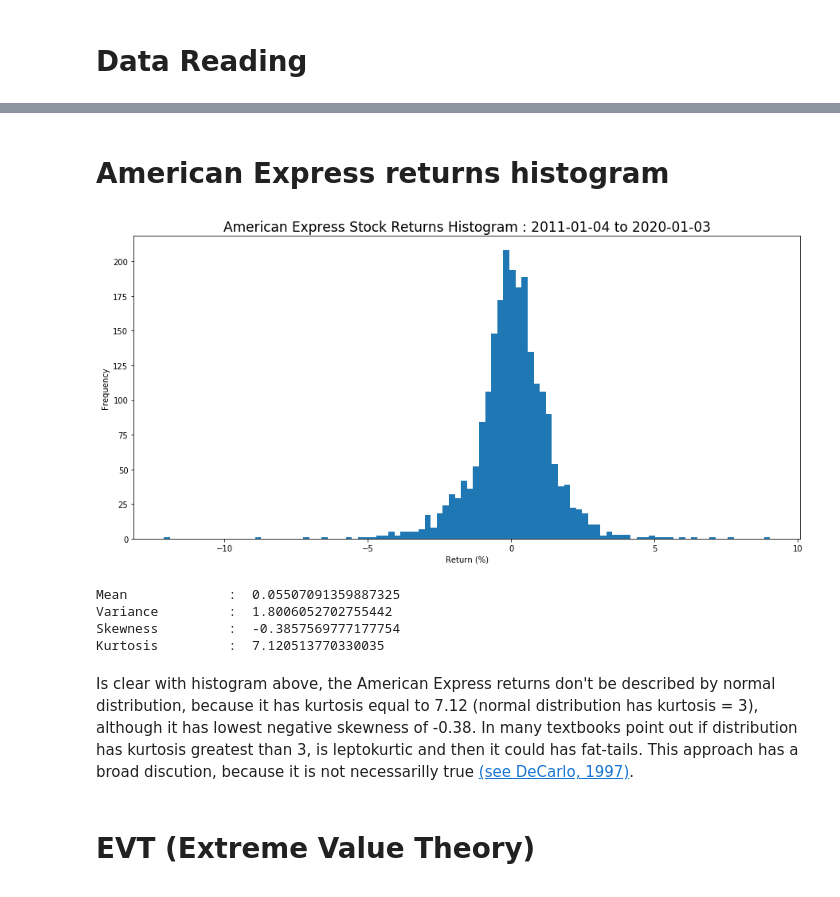
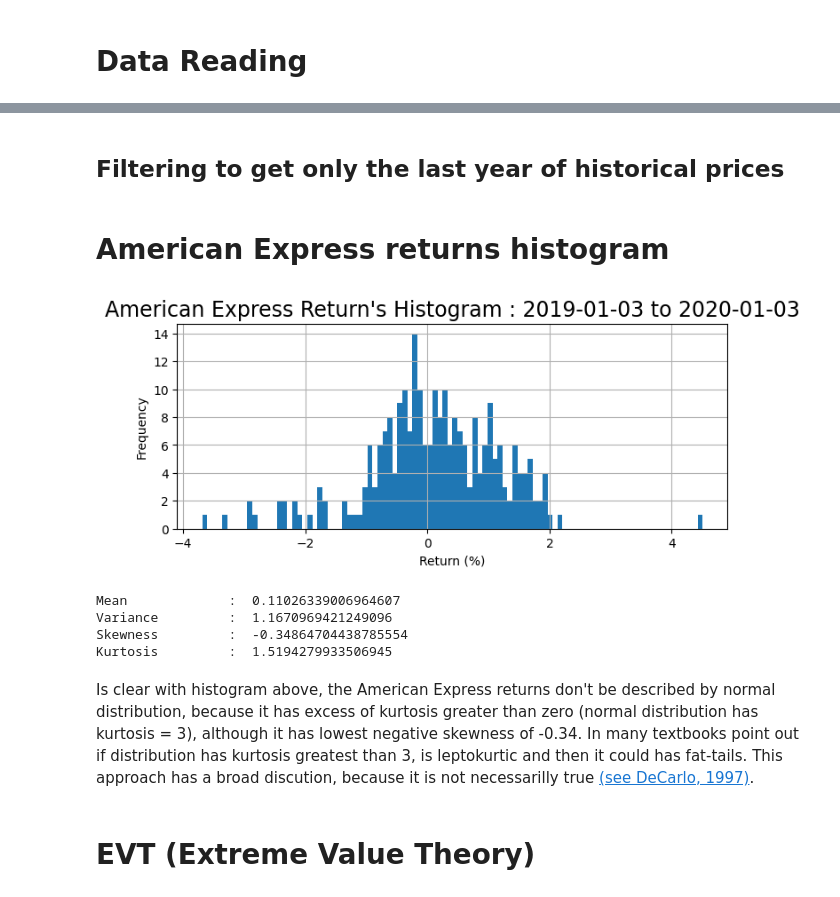
Before and after one commit to craquinterogo/quantitative_finance, a Jupyter notebook: Risk/Market/VaR/EVT_ExtremeValueTheory.ipynb, the cells around one changed output, grey strips where cells are left out. Drawn from its saved outputs; the diff is of its cells as text; code cells hidden in the pictures.

Commit message:
updated files to take only one year in the analysis

```diff
--- a/Risk/Market/VaR/EVT_ExtremeValueTheory.ipynb
+++ b/Risk/Market/VaR/EVT_ExtremeValueTheory.ipynb
@@ -22,39 +25,44 @@ prices = pd.read_csv('datasource/AXP Historical Data.csv')
 # %%
 prices['Date'] = prices['Date'].apply(lambda x: datetime.datetime.strptime(x,'%b %d, %Y'))
 prices.sort_values(['Date'], inplace=True)
-prices['Date'] = prices['Date'].dt.to_period('D')
+prices['Date'] = pd.to_datetime(prices['Date'])
 prices.set_index('Date', inplace=True)
 # %%
 prices['return'] = prices['Price'].pct_change() * 100
+# %% [markdown]
+## Filtering to get only the last year of historical prices
+# %%
+prices = prices[prices.index >= prices.index.max() + relativedelta.relativedelta(years=-1)]
 # %% [markdown]
 # American Express returns histogram
 # %%
-plt.figure(figsize=(15,7))
+plt.figure(figsize=(8,3))
 plt.hist(prices['return'], bins=100)
 plt.title(
-    'American Express Stock Returns Histogram : '+
+    'American Express Return\'s Histogram : '+
     min(prices.index).strftime('%Y-%m-%d')+
     ' to '+
     max(prices.index).strftime('%Y-%m-%d'),
     fontsize=17
 )
 plt.xlabel('Return (%)')
 plt.ylabel('Frequency')
+plt.grid()
 plt.show()
 # %% [output]
-[figure, old version]
+[figure, new version]
 # %%
 print('Mean\t\t : ',prices['return'].mean())
 print('Variance\t : ',prices['return'].var())
 print('Skewness\t : ',prices['return'].skew())
 print('Kurtosis\t : ',prices['return'].kurtosis())
 # %% [output]
-Mean             :  0.05507091359887325
-Variance         :  1.8006052702755442
-Skewness         :  -0.3857569777177754
-Kurtosis         :  7.120513770330035
+Mean             :  0.11026339006964607
+Variance         :  1.1670969421249096
+Skewness         :  -0.34864704438785554
+Kurtosis         :  1.5194279933506945
 # %% [markdown]
-Is clear with histogram above, the American Express returns don't be described by normal distribution, because it has kurtosis equal to 7.12 (normal distribution has kurtosis = 3), although it has lowest negative skewness of -0.38. In many textbooks point out if distribution has kurtosis greatest than 3, is leptokurtic and then it could has fat-tails. This approach has a broad discution, because it is not necessarilly true <a href='http://www.columbia.edu/~ld208/psymeth97.pdf'>(see DeCarlo, 1997)</a>.
+Is clear with histogram above, the American Express returns don't be described by normal distribution, because it has excess of kurtosis greater than zero (normal distribution has kurtosis = 3), although it has lowest negative skewness of -0.34. In many textbooks point out if distribution has kurtosis greatest than 3, is leptokurtic and then it could has fat-tails. This approach has a broad discution, because it is not necessarilly true <a href='http://www.columbia.edu/~ld208/psymeth97.pdf'>(see DeCarlo, 1997)</a>.
 # %% [markdown]
 # EVT (Extreme Value Theory)
 # %% [markdown]
```
Also changed, not shown: parts of 13 cells of this notebook, 3 other files.
